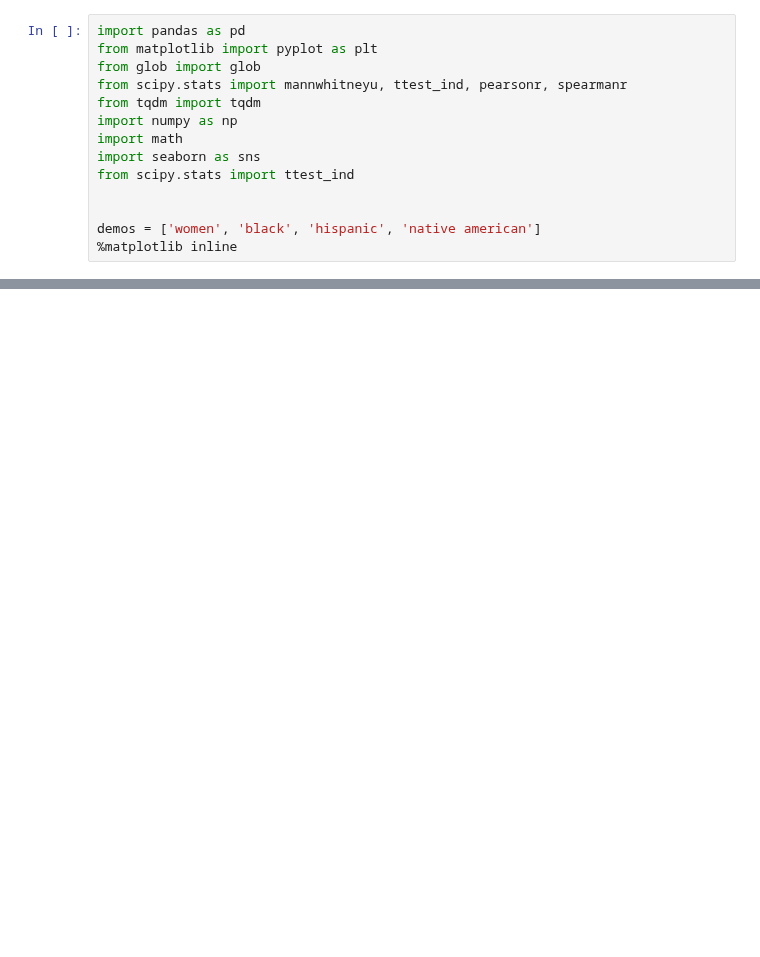
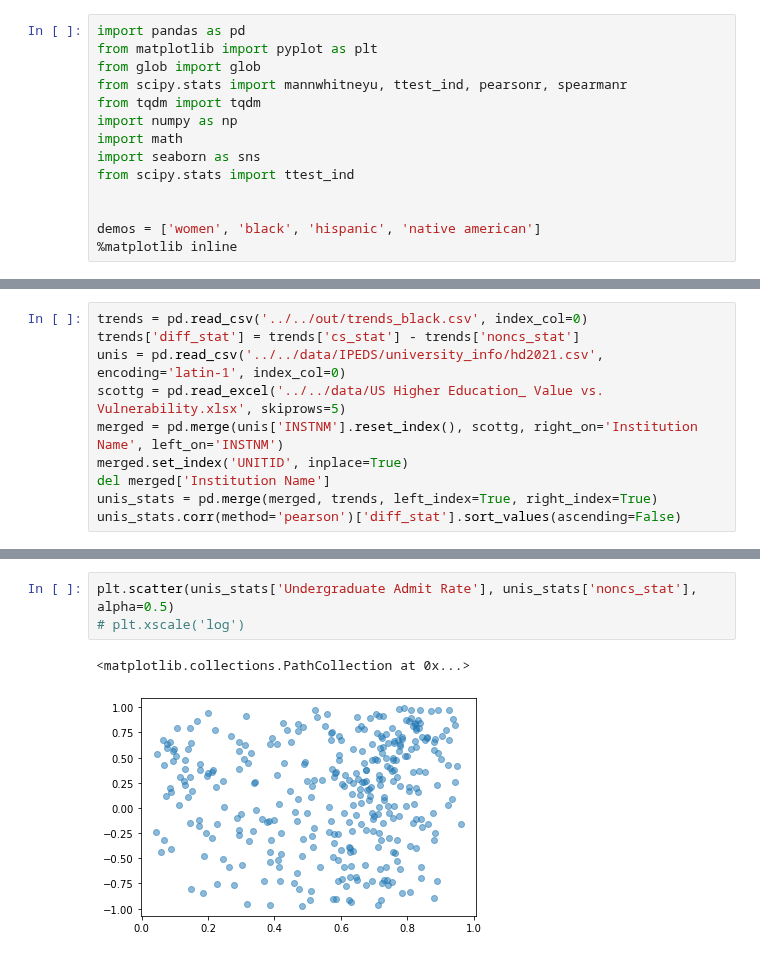
Before and after one commit to jmasontaylor/Education, a Jupyter notebook: src/Analysis/InstituteType.ipynb, the cells around one changed output, grey strips where cells are left out. Saved outputs shown, nothing was run; the diff lists cells and outputs as text; blank space fills up the shorter version.

```diff
--- a/src/Analysis/InstituteType.ipynb
+++ b/src/Analysis/InstituteType.ipynb
@@ -105,0 +94,10 @@ for reg in sorted(df[col].unique()):
+# %%
+trends = pd.read_csv('../../out/trends_black.csv', index_col=0)
+trends['diff_stat'] = trends['cs_stat'] - trends['noncs_stat']
+unis = pd.read_csv('../../data/IPEDS/university_info/hd2021.csv', encoding='latin-1', index_col=0)
+scottg = pd.read_excel('../../data/US Higher Education_ Value vs. Vulnerability.xlsx', skiprows=5)
+merged = pd.merge(unis['INSTNM'].reset_index(), scottg, right_on='Institution Name', left_on='INSTNM')
+merged.set_index('UNITID', inplace=True)
+del merged['Institution Name']
+unis_stats = pd.merge(merged, trends, left_index=True, right_index=True)
+unis_stats.corr(method='pearson')['diff_stat'].sort_values(ascending=False)
@@ -105,0 +122,6 @@ for reg in sorted(df[col].unique()):
+# %%
+plt.scatter(unis_stats['Undergraduate Admit Rate'], unis_stats['noncs_stat'], alpha=0.5)
+# plt.xscale('log')
+# %% [output]
+<matplotlib.collections.PathCollection at 0x...>
+[figure, added]
```
Also changed, not shown: parts of 11 cells of this notebook, 4 other files.
